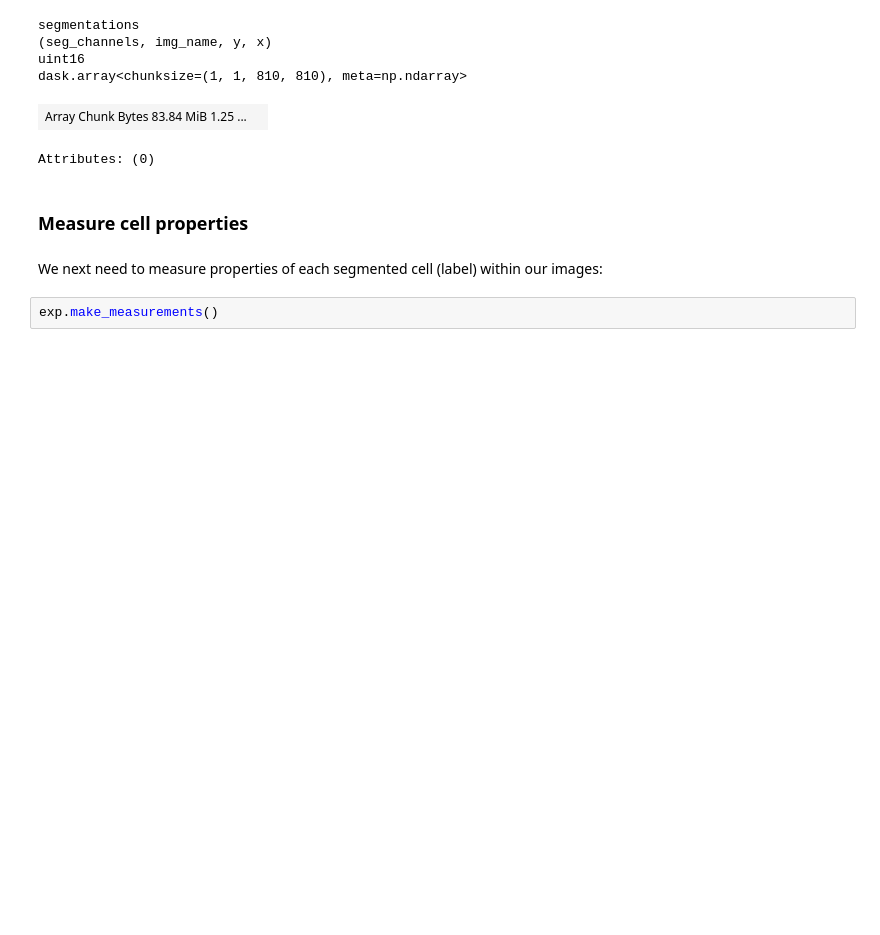
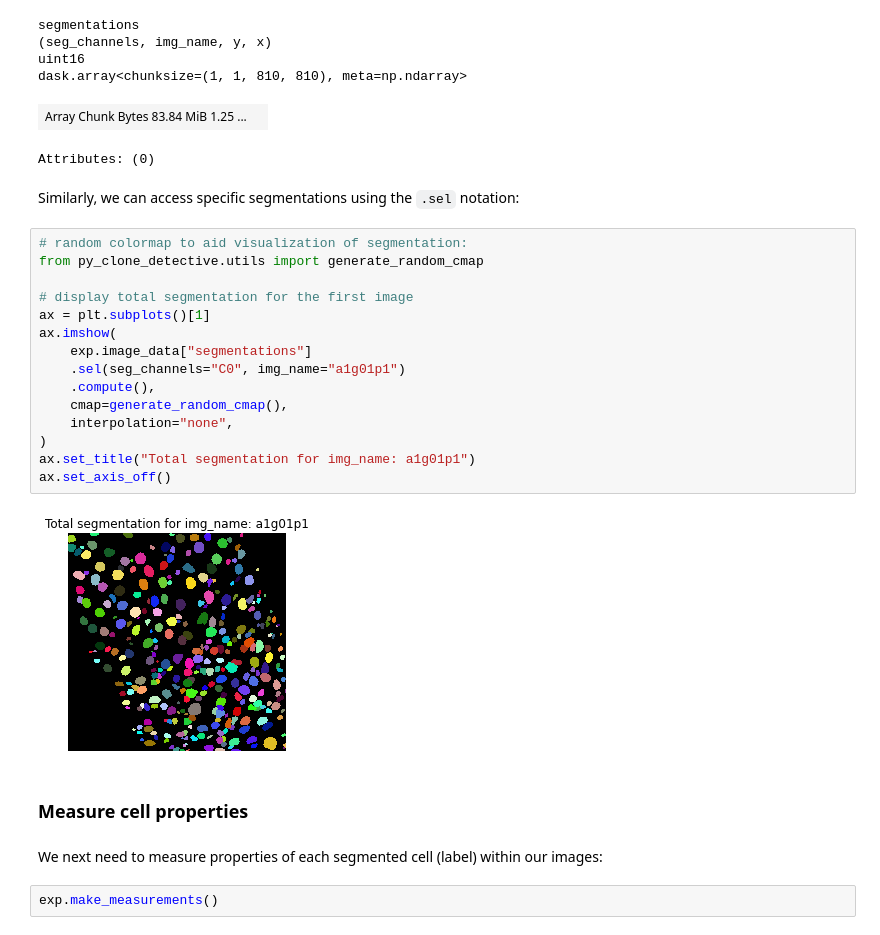
Before and after one commit to morriso1/clonedetective, a Jupyter notebook: 03_Tutorial_Walkthrough.ipynb, the cells around one changed output. Saved outputs shown, nothing was run; the diff lists cells and outputs as text; blank space fills up the shorter version.

```diff
--- a/03_Tutorial_Walkthrough.ipynb
+++ b/03_Tutorial_Walkthrough.ipynb
@@ -210,6 +213,25 @@ uint16
 dask.array<chunksize=(1, 1, 810, 810), meta=np.ndarray>
 | Array Chunk Bytes 83.84 MiB 1.25 ... |  |
 Attributes: (0)
+# %% [markdown]
+Similarly, we can access specific segmentations using the `.sel` notation:
+# %%
+# random colormap to aid visualization of segmentation:
+from py_clone_detective.utils import generate_random_cmap
+
+# display total segmentation for the first image
+ax = plt.subplots()[1]
+ax.imshow(
+    exp.image_data["segmentations"]
+    .sel(seg_channels="C0", img_name="a1g01p1")
+    .compute(),
+    cmap=generate_random_cmap(),
+    interpolation="none",
+)
+ax.set_title("Total segmentation for img_name: a1g01p1")
+ax.set_axis_off()
+# %% [output]
+[figure, added]
 # %% [markdown]
 ### Measure cell properties
 # %% [markdown]
```
Also changed, not shown: parts of 5 cells of this notebook, 8 other files.
